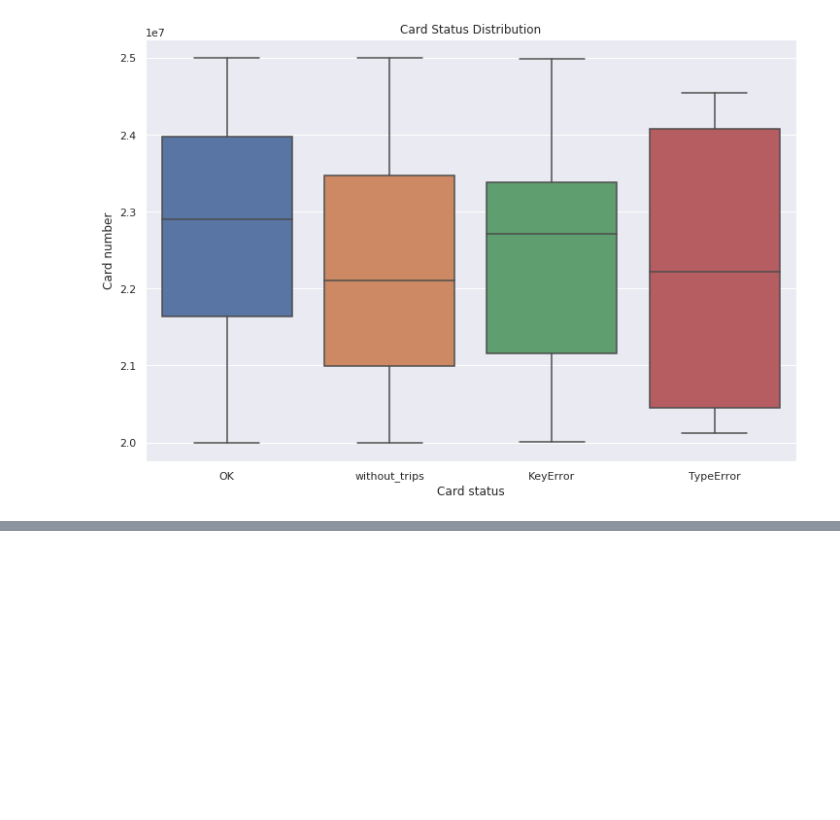
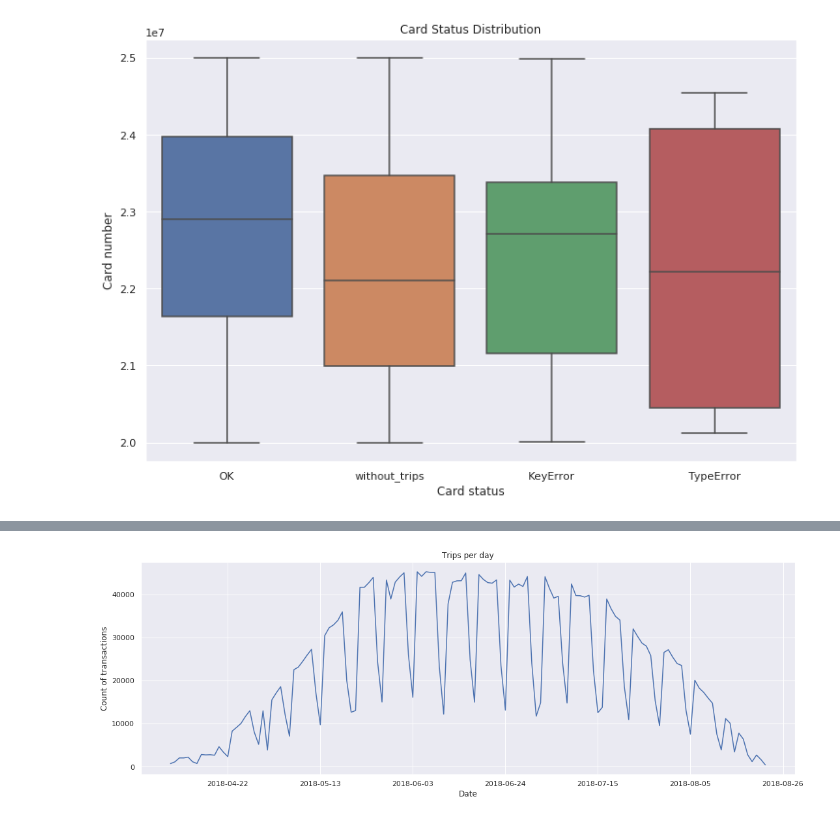
Before and after one commit to nvenegas-oliva/improve_transport, a Jupyter notebook: notebooks/20180918.ipynb, the cells around one changed output, grey strips where cells are left out. Drawn from its saved outputs; the diff is of its cells as text; code cells hidden in the pictures; blank space fills up the shorter version.

Commit message:
feat: Add plots for distribution in time

```diff
--- a/notebooks/20180918.ipynb
+++ b/notebooks/20180918.ipynb
@@ -93,0 +134,9 @@ _ = plt.title('Card Status Distribution')
+# %%
+trips['date_time'] = trips['date_time'].str.replace('-', '/')
+trips['date_time'] = pd.to_datetime(trips['date_time'], format="%d/%m/%Y %H:%M", errors='coerce')
+trips = trips.drop(trips[trips['date_time'].isnull()].index)
+# %%
+trips['transaction'] = trips['transaction'].astype(int)
+# %%
+trips.index = trips['date_time']
+del trips['date_time']
@@ -93,0 +153,10 @@ _ = plt.title('Card Status Distribution')
+# %%
+day_count = trips.resample('D').count()['activity']
+# %%
+_ = plt.figure(figsize=(18, 6))
+_ = plt.plot(day_count)
+_ = plt.title("Trips per day")
+_ = plt.xlabel('Date')
+_ = plt.ylabel('Count of transactions')
+# %% [output]
+[figure, added]
```
Also changed, not shown: parts of 10 cells of this notebook.
